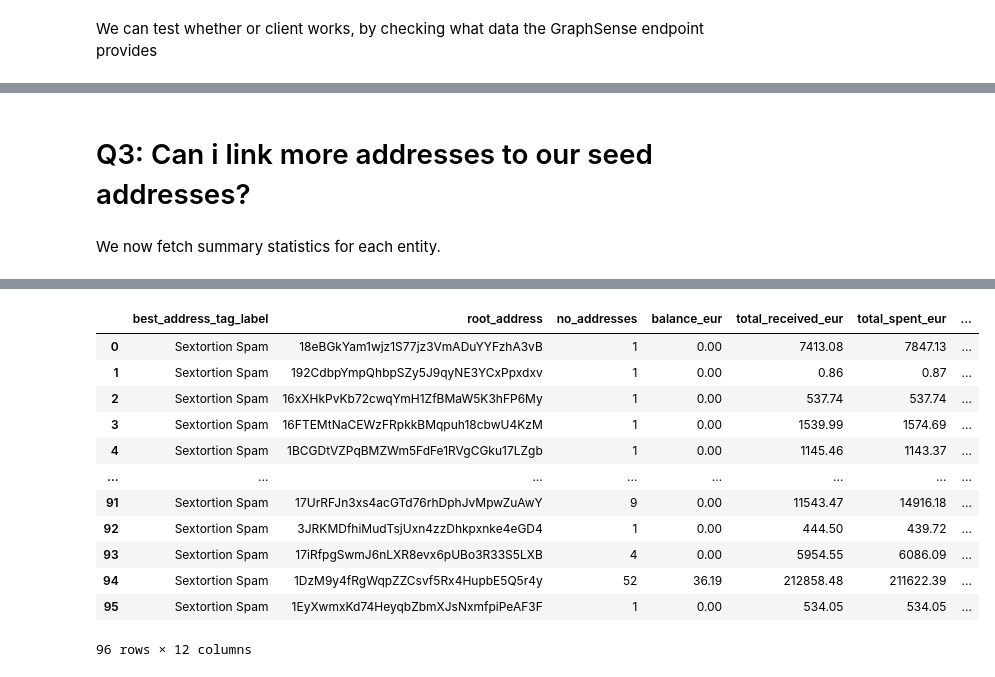
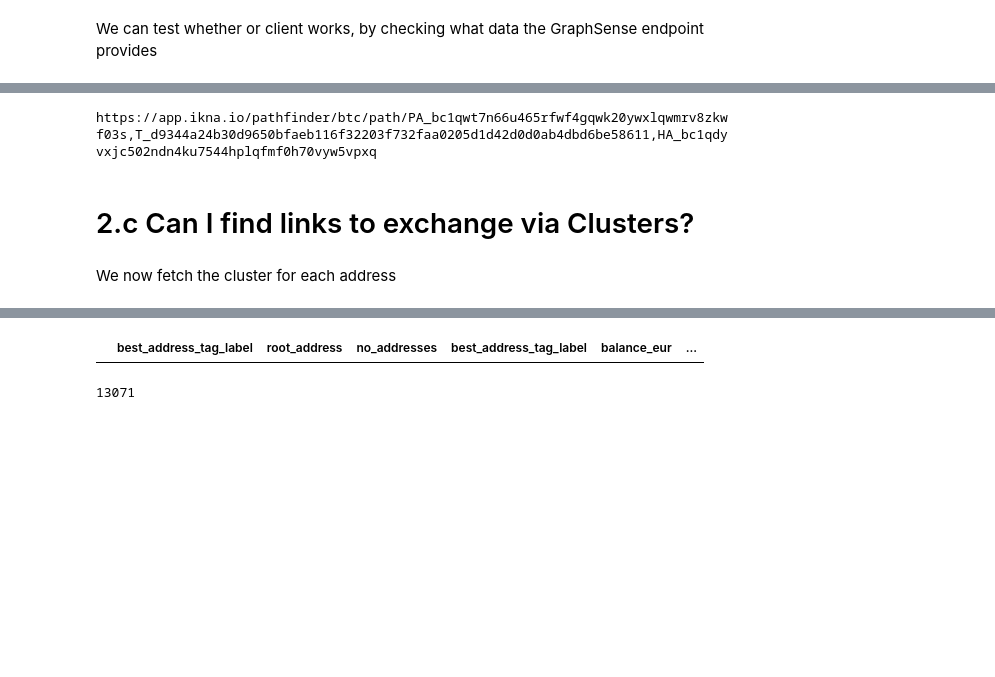
Before and after one commit to iknaio/iknaio-api-tutorial, a Jupyter notebook: standalone/05_alice_dwm.ipynb, the cells around one changed output, grey strips where cells are left out. Saved outputs shown, nothing was run; the diff lists cells and outputs as text; code cells hidden in the pictures; blank space fills up the shorter version.

```diff
--- a/standalone/05_alice_dwm.ipynb
+++ b/standalone/05_alice_dwm.ipynb
@@ -36,12 +127,7 @@ Requirement already satisfied: six>=1.5 in /home/tom/anaconda3/envs/iknaio-api-t
 # %%
-# load config.json
-with open('../config.json') as f:
-    config = json.load(f)
-
-
 configuration = graphsense.Configuration(
     host = "https://api.ikna.io/",
     api_key = {
-        'api_key': config['graphsense']['api_key']
+        'api_key': secrets["gs-api-key"]
     }
 )
@@ -241,33 +205,37 @@ url
+# %%
+binance_direct = gs.get_csv(configuration, "list_address_links", CURRENCY, {
+                    'address': ["bc1qwt7n66u465rfwf4gqwk20ywxlqwmrv8zkwf03s"],
+                    'neighbor': ['bc1qdyvxjc502ndn4ku7544hplqfmf0h70vyw5vpxq'],
+                })
+binance_direct
+
+for i, r in binance_direct.iterrows():
+    print(f"https://app.ikna.io/pathfinder/{r['currency']}/path/PA_{r['_request_address']},T_{r['tx_hash']},HA_{r['_request_neighbor']}")
+# %% [output]
+https://app.ikna.io/pathfinder/btc/path/PA_bc1qwt7n66u465rfwf4gqwk20ywxlqwmrv8zkwf03s,T_d9344a24b30d9650bfaeb116f32203f732faa0205d1d42d0d0ab4dbd6be58611,HA_bc1qdyvxjc502ndn4ku7544hplqfmf0h70vyw5vpxq
 # %% [markdown]
-# Q3: Can i link more addresses to our seed addresses?
+# 2.c Can I find links to exchange via Clusters?
 # %% [markdown]
-We now fetch summary statistics for each entity.
+We now fetch the cluster for each address
 # %%
-with graphsense.ApiClient(configuration) as clnt:
-  blkapi = bulk_api.BulkApi(api_client)
-  rcsv = blkapi.bulk_csv(
-                                 CURRENCY,
-                                 operation = "get_entity",
-                                 body={
-                                     'entity': respAddrDF['entity'].drop_duplicates().to_list()
-                                     },
-                                 num_pages=1,
-                                 _preload_content=False
-                                 )
-  respEntityDF = pd.read_csv(rcsv)
+respEntityDF = gs.get_csv(configuration, "get_entity", CURRENCY, {
+                                     'entity': used_addresses['entity'].drop_duplicates().to_list(),
+                                     "exclude_best_address_tag": True
+                                     })
 
-respEntityDF[
+clusters = respEntityDF[
     ["best_address_tag_label",
      "root_address",
      "no_addresses",
+     "best_address_tag_label",
      "balance_eur",
      "total_received_eur",
      "total_spent_eur",
-     "in_degree",
-     "out_degree",
-     "no_incoming_txs",
-     "no_outgoing_txs",
-     "first_tx_height",
-     "last_tx_height"]
+     "first_tx_timestamp",
+     "last_tx_timestamp"]
      ]
+
+print(f"{sum(clusters['no_addresses'])-len(used_addresses)} new addresses have been found. In {len(clusters)} clusters. They received {sum(clusters['total_received_eur']):.2f} EUR, Balance {sum(clusters['balance_eur']):.2f} EUR")
+print(f"Activity period of the cluster addresses were: {ts_to_pds(min(clusters['first_tx_timestamp']))} to {ts_to_pds(max(clusters['last_tx_timestamp']))}")
+clusters.query("best_address_tag_label.notnull()")
 # %% [output]
@@ -274,13 +244,5 @@ respEntityDF[
-|  | best_address_tag_label | root_address | no_addresses | balance_eur | total_received_eur | total_spent_eur | ... |
-| 0 | Sextortion Spam | 18eBGkYam1wjz1S77jz3VmADuYYFzhA3vB | 1 | 0.00 | 7413.08 | 7847.13 | ... |
-| 1 | Sextortion Spam | 192CdbpYmpQhbpSZy5J9qyNE3YCxPpxdxv | 1 | 0.00 | 0.86 | 0.87 | ... |
-| 2 | Sextortion Spam | 16xXHkPvKb72cwqYmH1ZfBMaW5K3hFP6My | 1 | 0.00 | 537.74 | 537.74 | ... |
-| 3 | Sextortion Spam | 16FTEMtNaCEWzFRpkkBMqpuh18cbwU4KzM | 1 | 0.00 | 1539.99 | 1574.69 | ... |
-| 4 | Sextortion Spam | 1BCGDtVZPqBMZWm5FdFe1RVgCGku17LZgb | 1 | 0.00 | 1145.46 | 1143.37 | ... |
-| ... | ... | ... | ... | ... | ... | ... | ... |
-| 91 | Sextortion Spam | 17UrRFJn3xs4acGTd76rhDphJvMpwZuAwY | 9 | 0.00 | 11543.47 | 14916.18 | ... |
-| 92 | Sextortion Spam | 3JRKMDfhiMudTsjUxn4zzDhkpxnke4eGD4 | 1 | 0.00 | 444.50 | 439.72 | ... |
-| 93 | Sextortion Spam | 17iRfpgSwmJ6nLXR8evx6pUBo3R33S5LXB | 4 | 0.00 | 5954.55 | 6086.09 | ... |
-| 94 | Sextortion Spam | 1DzM9y4fRgWqpZZCsvf5Rx4HupbE5Q5r4y | 52 | 36.19 | 212858.48 | 211622.39 | ... |
-| 95 | Sextortion Spam | 1EyXwmxKd74HeyqbZbmXJsNxmfpiPeAF3F | 1 | 0.00 | 534.05 | 534.05 | ... |
+|  | best_address_tag_label | root_address | no_addresses | best_address_tag_label | balance_eur | ... |
-96 rows × 12 columns
+# %%
+respEntityDF["no_addresses"].sum()
+# %% [output]
+13071
```
Also changed, not shown: parts of 34 cells of this notebook, 2 other files.
